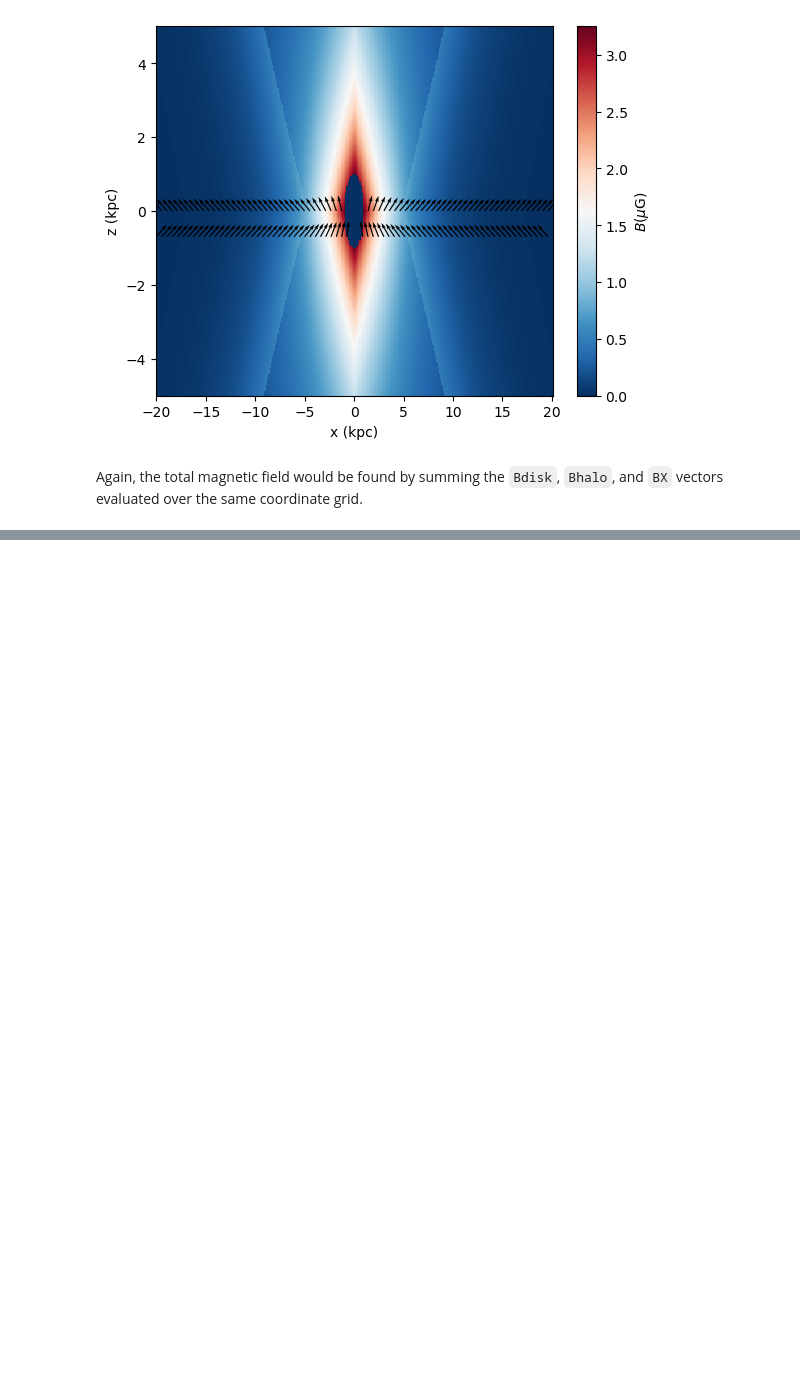
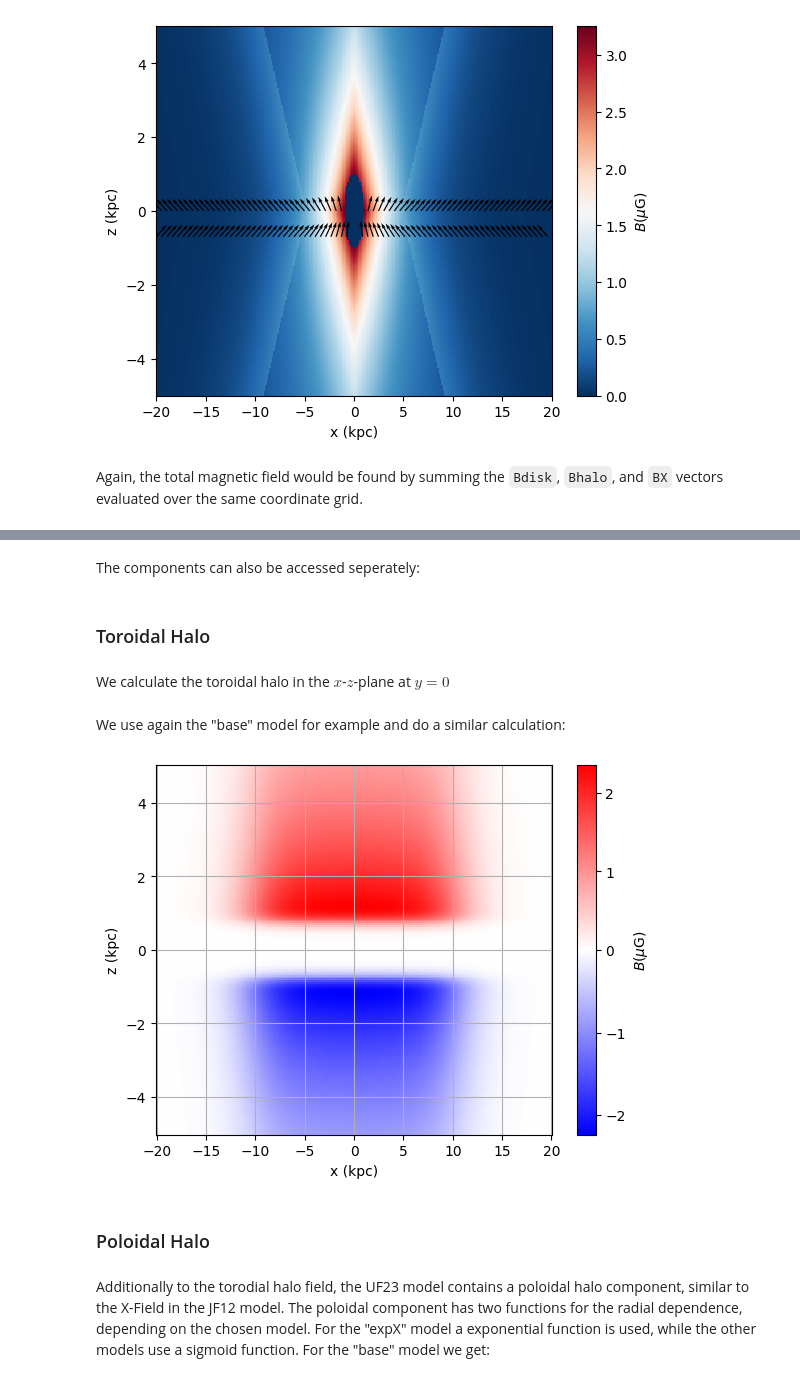
Before and after one commit to me-manu/gammaALPs, a Jupyter notebook: docs/tutorials/accessing_GMF_components.ipynb, the cells around one changed output, grey strips where cells are left out. Saved outputs shown, nothing was run; the diff lists cells and outputs as text; code cells hidden in the pictures; blank space fills up the shorter version.

```diff
--- a/docs/tutorials/accessing_GMF_components.ipynb
+++ b/docs/tutorials/accessing_GMF_components.ipynb
@@ -194,0 +290,35 @@ Again, the total magnetic field would be found by summing the `Bdisk`, `Bhalo`,
+# %% [markdown]
+The components can also be accessed seperately:
+# %% [markdown]
+### Toroidal Halo
+# %% [markdown]
+We calculate the toroidal halo in the $x$-$z$-plane at $y=0$
+# %%
+yplot = 0
+idy = np.absolute(y-yplot).argmin()
+# %% [markdown]
+We use again the "base" model for example and do a similar calculation:
+# %%
+Bhalo_tor = np.zeros_like(xx[:,idy,:])
+for i,xi in enumerate(xx[:,idy,:]):
+    # returns (3,N),(N) tuple, first entry is field, second entry is abs value
+    b = uf23.toroidal_halo_field(rho=np.sqrt(xi**2. + y[idy]**2.), z=zz[i,idy,:])
+    Bhalo_tor[i,:] = b[1] * gmf.signum(b[0][1,:])
+# %%
+norm = TwoSlopeNorm(vmin=Bhalo_tor.min(), vcenter=0, vmax=Bhalo_tor.max())
+p = plt.pcolormesh(xx[:,idy,:], zz[:,idy,:], Bhalo_tor, norm=norm, cmap = plt.cm.bwr, shading='auto')
+
+plt.xlabel('x (kpc)')
+plt.ylabel('z (kpc)')
+plt.colorbar(p, label = '$B (\mu\mathrm{G})$')
+
+plt.grid()
+
+plt.show()
+# %% [output]
+[figure, added]
+# %% [markdown]
+### Poloidal Halo
+# %% [markdown]
+Additionally to the torodial halo field, the UF23 model contains a poloidal halo component, similar to the X-Field in the JF12 model. The poloidal component has two functions for the radial dependence, depending on the chosen model. For the "expX" model a exponential function is used, while the other models use a sigmoid function.
+For the "base" model we get:
```
Also changed, not shown: parts of 36 cells of this notebook.
